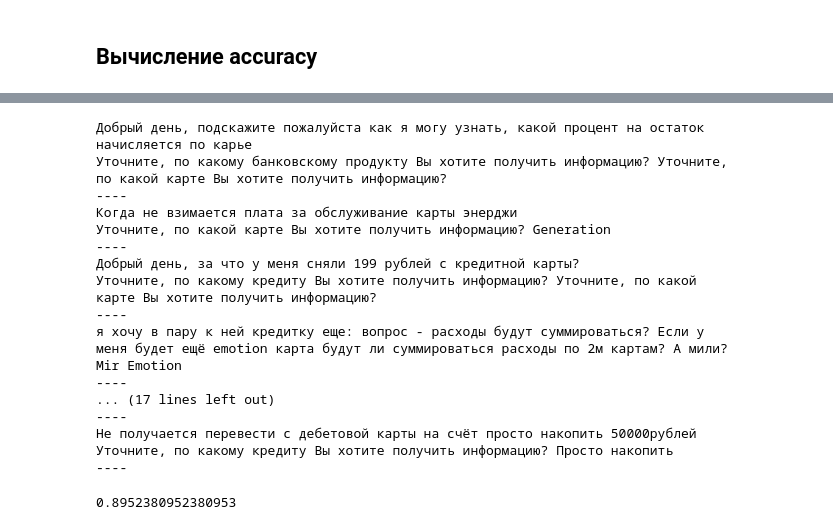
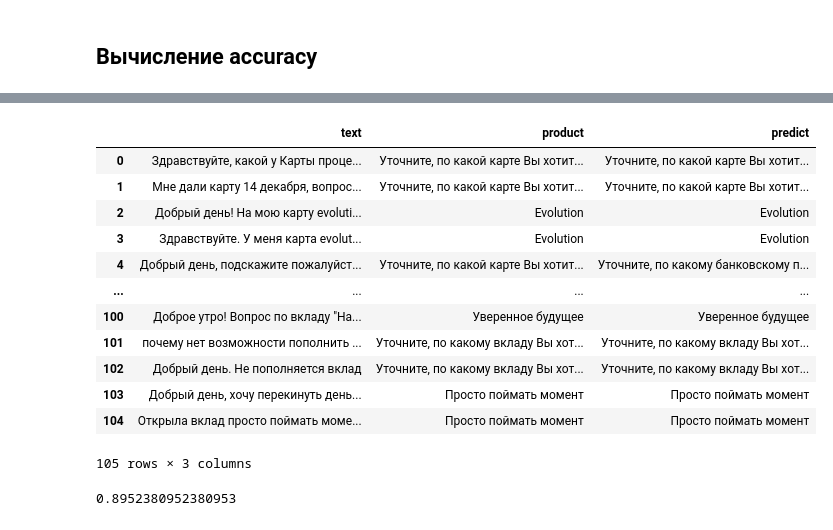
Before and after one commit to DmitriyVahrushev/nlp_project_innoabdt, a Jupyter notebook: ProductRecognition/ProductRecognition.ipynb, the cells around one changed output, grey strips where cells are left out. Cells and saved outputs as stored; diff of their text form; code cells hidden in the pictures.

```diff
--- a/ProductRecognition/ProductRecognition.ipynb
+++ b/ProductRecognition/ProductRecognition.ipynb
@@ -736,25 +747,17 @@ Lengths of common parameters: [(0, 'Кредит наличными'), (0, 'Кр
-# %%
-for i in range(len(preds_arr)):
-    if preds_arr[i] != ground_truth[i]:
-        print(test_data['text'][i])
-        print(preds_arr[i], ground_truth[i])
-        print('----')
-# %% [output]
-Добрый день, подскажите пожалуйста как я могу узнать, какой процент на остаток начисляется по карье
-Уточните, по какому банковскому продукту Вы хотите получить информацию? Уточните, по какой карте Вы хотите получить информацию?
-----
-Когда не взимается плата за обслуживание карты энерджи
-Уточните, по какой карте Вы хотите получить информацию? Generation
-----
-Добрый день, за что у меня сняли 199 рублей с кредитной карты?
-Уточните, по какому кредиту Вы хотите получить информацию? Уточните, по какой карте Вы хотите получить информацию?
-----
-я хочу в пару к ней кредитку еще: вопрос - расходы будут суммироваться? Если у меня будет ещё emotion карта будут ли суммироваться расходы по 2м картам? А мили?
-Mir Emotion
-----
-... (17 lines left out)
-----
-Не получается перевести с дебетовой карты на счёт просто накопить 50000рублей
-Уточните, по какому кредиту Вы хотите получить информацию? Просто накопить
-----
+# %%
+test_data
+# %% [output]
+|  | text | product | predict |
+| 0 | Здравствуйте, какой у Карты проце... | Уточните, по какой карте Вы хотит... | Уточните, по какой карте Вы хотит... |
+| 1 | Мне дали карту 14 декабря, вопрос... | Уточните, по какой карте Вы хотит... | Уточните, по какой карте Вы хотит... |
+| 2 | Добрый день! На мою карту evoluti... | Evolution | Evolution |
+| 3 | Здравствуйте. У меня карта evolut... | Evolution | Evolution |
+| 4 | Добрый день, подскажите пожалуйст... | Уточните, по какой карте Вы хотит... | Уточните, по какому банковскому п... |
+| ... | ... | ... | ... |
+| 100 | Доброе утро! Вопрос по вкладу "На... | Уверенное будущее | Уверенное будущее |
+| 101 | почему нет возможности пополнить ... | Уточните, по какому вкладу Вы хот... | Уточните, по какому вкладу Вы хот... |
+| 102 | Добрый день. Не пополняется вклад | Уточните, по какому вкладу Вы хот... | Уточните, по какому вкладу Вы хот... |
+| 103 | Добрый день, хочу перекинуть день... | Просто поймать момент | Просто поймать момент |
+| 104 | Открыла вклад просто поймать моме... | Просто поймать момент | Просто поймать момент |
+105 rows × 3 columns
 # %%
```
Also changed, not shown: parts of 6 cells of this notebook.
